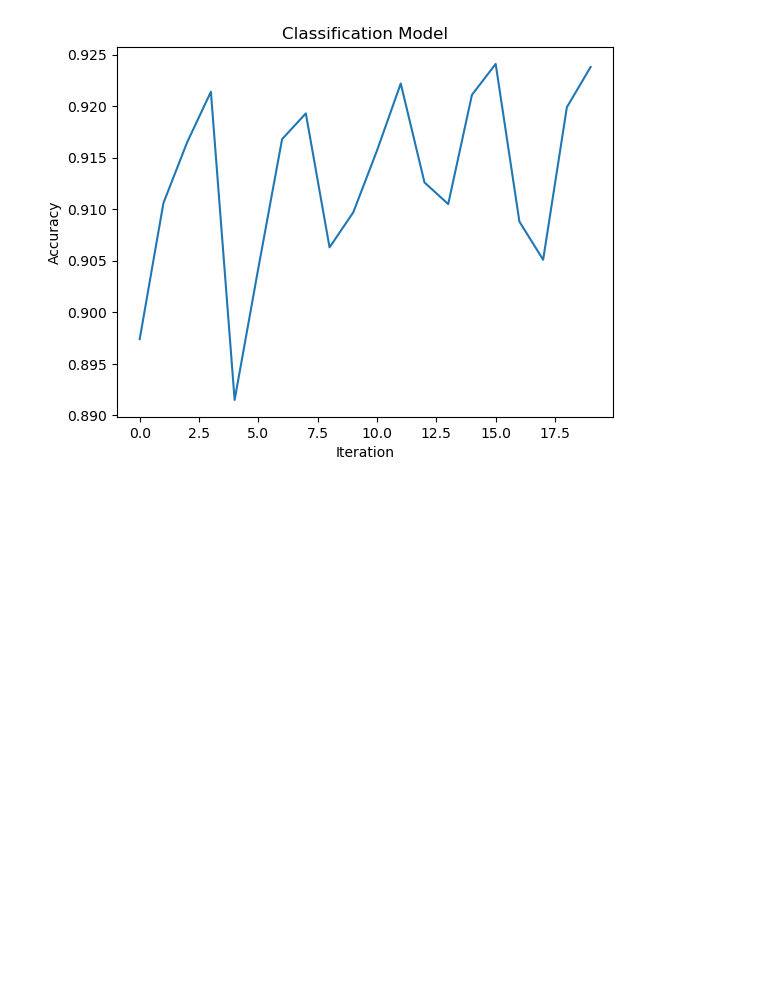
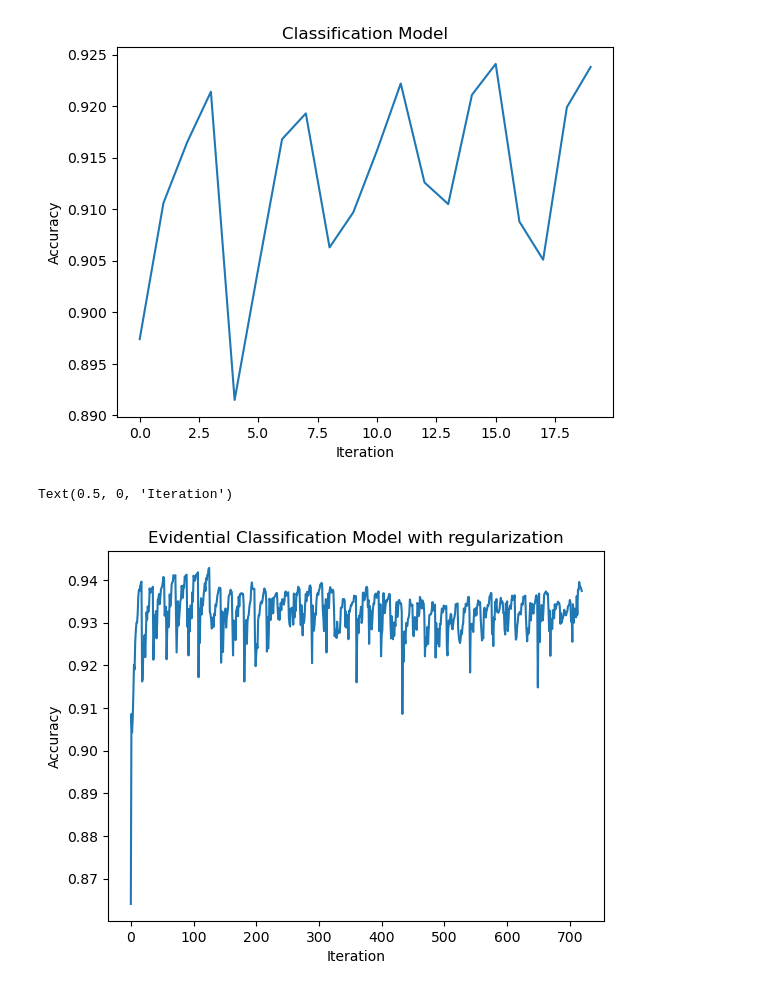
Before and after one commit to AshishSinha5/paper_implementations, a Jupyter notebook: evidential-deep-learning-pytorch/edl_model_comp.ipynb, the cells around one changed output. Saved outputs shown, nothing was run; the diff lists cells and outputs as text; code cells hidden in the pictures; blank space fills up the shorter version.

```diff
--- a/evidential-deep-learning-pytorch/edl_model_comp.ipynb
+++ b/evidential-deep-learning-pytorch/edl_model_comp.ipynb
@@ -140,6 +140,7 @@ array([[0.00658042, 0.94072527],
 # %%
 clf_model_metrics = pd.read_csv('../model_metrics/edl/clf_model_metrics.csv')
 edl_clf_model_metrics = pd.read_csv('../model_metrics/edl/edl_clf_model_metrics.csv')
+edl_clf_model_metrics_reg = pd.read_csv('../model_metrics/edl/edl_clf_model_metrics_reg.csv')
 # %%
 plt.title('Classification Model')
 plt.plot(range(len(clf_model_metrics)), clf_model_metrics['accuracy'].values)
@@ -148,4 +149,12 @@ plt.xlabel('Iteration')
 # %% [output]
 Text(0.5, 0, 'Iteration')
 [figure]
+# %%
+plt.title('Evidential Classification Model with regularization')
+plt.plot(range(len(edl_clf_model_metrics_reg)), edl_clf_model_metrics_reg['accuracy'].values)
+plt.ylabel('Accuracy')
+plt.xlabel('Iteration')
+# %% [output]
+Text(0.5, 0, 'Iteration')
+[figure, added]
 # %%
```
Also changed, not shown: parts of 7 cells of this notebook, 3 other files.
